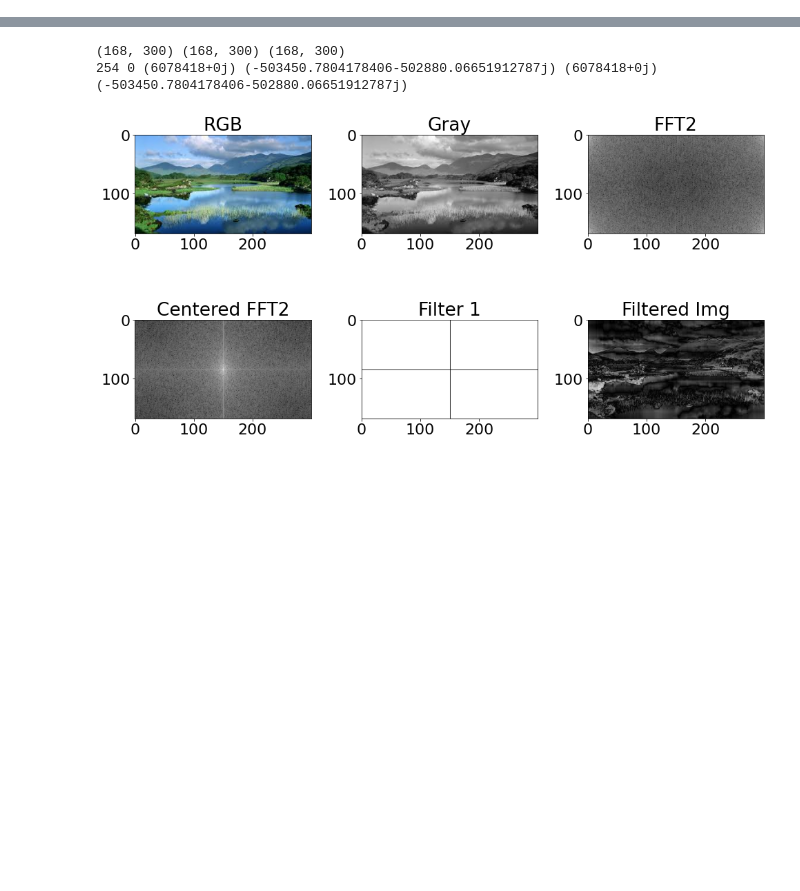
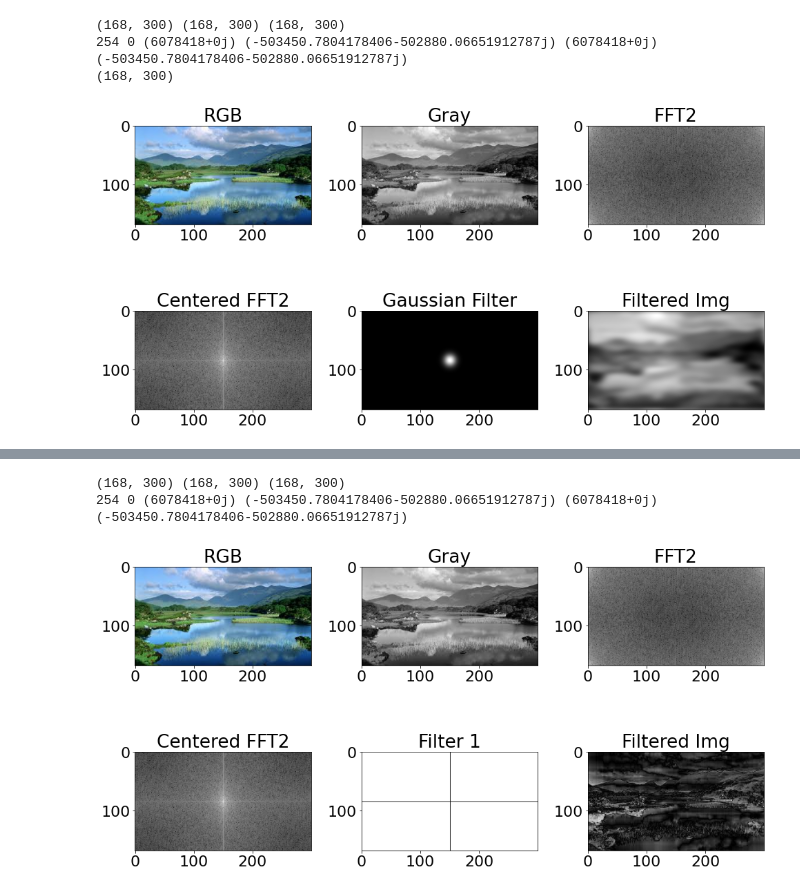
Before and after one commit to mamuncseru/dip-assignments, a Jupyter notebook: fft/assignment.ipynb, the cells around one changed output, grey strips where cells are left out. Drawn from its saved outputs; the diff is of its cells as text; code cells hidden in the pictures; blank space fills up the shorter version.

```diff
--- a/fft/assignment.ipynb
+++ b/fft/assignment.ipynb
@@ -1,3 +1,83 @@
+# %%
+#	=====================================================================
+#	Purpose: To understand the effect of Fourier Transform on an image.
+#	---------------------------------------------------------------------
+#	Sangeeta Biswas
+#	Associate Professor
+#	University of Rajshahi, Rajshahi
+#	12.8.2022
+#	=====================================================================
+import matplotlib.pyplot as plt
+import cv2
+import numpy as np
+
+def main():
+	# Load image.
+	img_path = '../village.jpeg'#GhostPepper.jpg' #PaddyField.jpeg'
+	rgb = plt.imread(img_path)
+
+	# Convert images
+	gray = cv2.cvtColor(rgb, cv2.COLOR_RGB2GRAY)
+
+	# Perform Fast Fourier Transformation for 2D signal, i.e., image
+	ftimg = np.fft.fft2(gray)
+	centered_ftimg = np.fft.fftshift(ftimg)
+	magnitude_spectrum = 100 * np.log(np.abs(ftimg))
+	centered_magnitude_spectrum = 100 * np.log(np.abs(centered_ftimg))
+
+	print(gray.shape, ftimg.shape, centered_ftimg.shape)
+	print(gray.max(), gray.min(), ftimg.max(), ftimg.min(), centered_ftimg.max(), centered_ftimg.min())
+
+	# Build a Gaussian filter.
+	ncols, nrows = gray.shape
+	gaussian_filter = build_gaussian_filter(ncols, nrows)
+
+	# Apply Gaussian filter
+	ftimg_gf = centered_ftimg * gaussian_filter
+	filtered_img = np.abs(np.fft.ifft2(ftimg_gf))
+
+	# Save images all together by matplotlib.
+	img_set = [rgb, gray, magnitude_spectrum, centered_magnitude_spectrum, gaussian_filter, filtered_img]
+	title_set = ['RGB', 'Gray', 'FFT2', 'Centered FFT2', 'Gaussian Filter', 'Filtered Img']
+	figpath = 'FFT2.png'
+	matplotlib_plot_img(img_set, title_set, figpath)
+
+def build_gaussian_filter(ncols, nrows):
+	sigmax, sigmay = 10, 10
+	cx, cy = nrows/2, ncols/2
+	x = np.linspace(0, nrows, nrows)
+	y = np.linspace(0, ncols, ncols)
+	X, Y = np.meshgrid(x, y)
+	gaussian_filter = np.exp(-(((X-cx)/sigmax)**2 + ((Y-cy)/sigmay)**2))
+	print(gaussian_filter.shape)
+
+	return gaussian_filter
+
+def matplotlib_plot_img(img_set, title_set, figpath):
+	plt.rcParams.update({'font.size': 22})
+	plt.figure(figsize = (14, 8))
+	n = len(img_set)
+	for i in range(n):
+		plt.subplot(2, 3, i + 1)
+		plt.title(title_set[i])
+		img = img_set[i]
+		ch = len(img.shape)
+		if (ch == 2):
+			plt.imshow(img, cmap = 'gray')
+		else:
+			plt.imshow(img)
+
+	plt.tight_layout()
+	plt.savefig(figpath)
+	plt.show()
+
+if __name__ == '__main__':
+	main()
+# %% [output]
+(168, 300) (168, 300) (168, 300)
+254 0 (6078418+0j) (-503450.7804178406-502880.06651912787j) (6078418+0j) (-503450.7804178406-502880.06651912787j)
+(168, 300)
+[figure, added]
 # %%
 #	=====================================================================
 #	Purpose: To understand the effect of Fourier Transform on an image.
```
Also changed, not shown: parts of 4 cells of this notebook, 6 other files.
